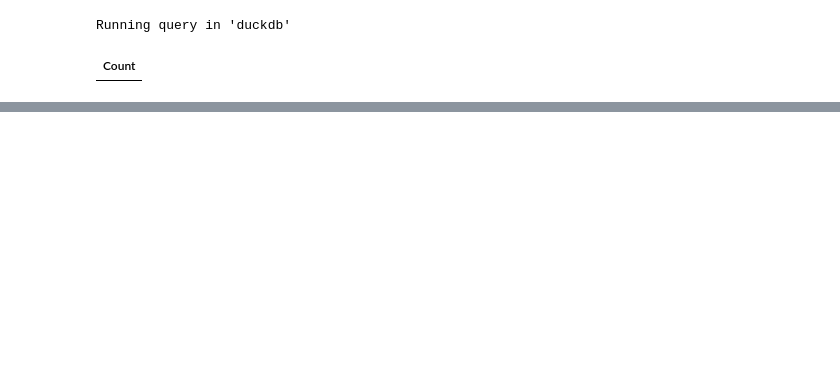
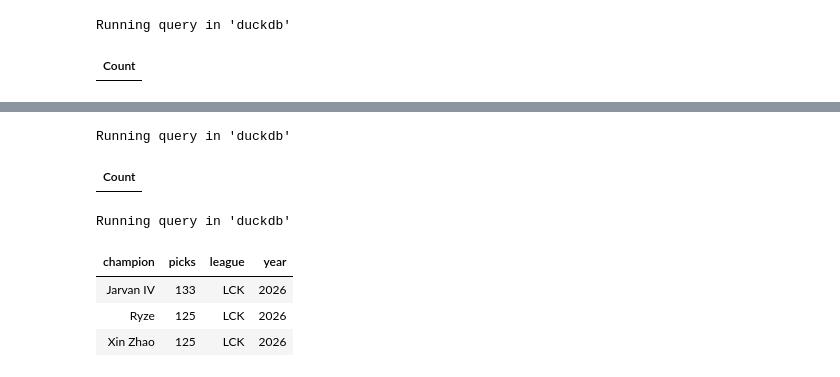
Before and after one commit to jpa-data/league-esports-analysis-duckdb, a Jupyter notebook: 02_data_analysis.ipynb, the cells around one changed output, grey strips where cells are left out. Drawn from its saved outputs; the diff is of its cells as text; code cells hidden in the pictures; blank space fills up the shorter version.

```diff
--- a/02_meta_analysis.ipynb
+++ b/02_data_analysis.ipynb
@@ -530,0 +492,32 @@ Truncated to displaylimit of 10.
+# %%
+%%sql
+CREATE OR REPLACE VIEW v_pick_stats AS (
+    WITH picked_champions AS (
+        SELECT
+            DISTINCT
+            UNNEST(comp) as champion
+        FROM
+            v_team_comp
+    )
+    SELECT
+        champion,
+        countif(champion IN comp) as picks,
+        league,
+        date_part('year',date) as year
+    FROM
+        v_team_comp
+        JOIN picked_champions ON champion IN comp
+    GROUP BY ALL
+)
+# %% [output]
+Running query in 'duckdb'
+| Count |
+# %%
+%%sql
+SELECT * FROM v_pick_stats WHERE league = 'LCK' AND year = '2026' ORDER BY picks DESC LIMIT 3
+# %% [output]
+Running query in 'duckdb'
+| champion | picks | league | year |
+| Jarvan IV | 133 | LCK | 2026 |
+| Ryze | 125 | LCK | 2026 |
+| Xin Zhao | 125 | LCK | 2026 |
```
Also changed, not shown: parts of 28 cells of this notebook, 1 other file.
